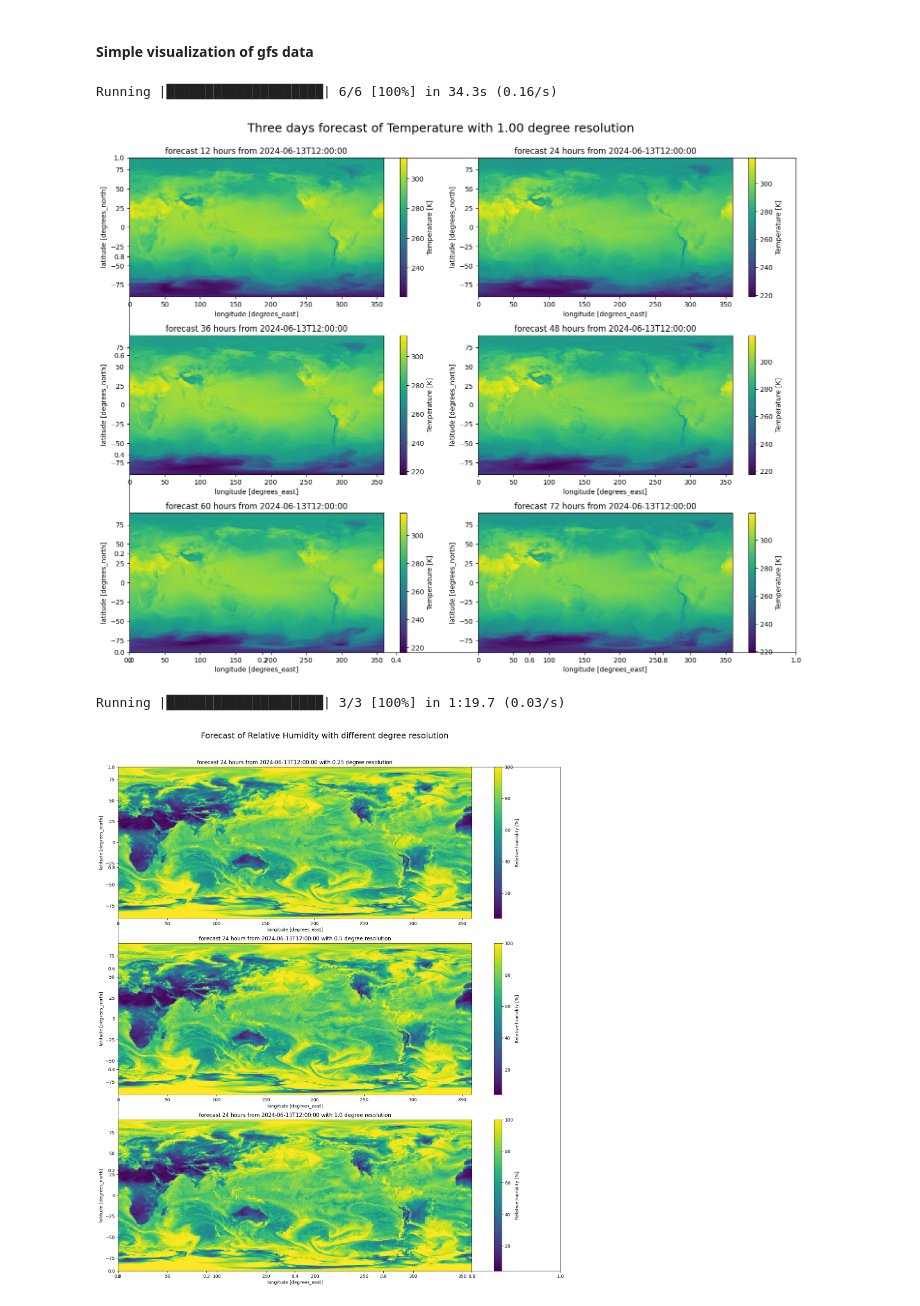
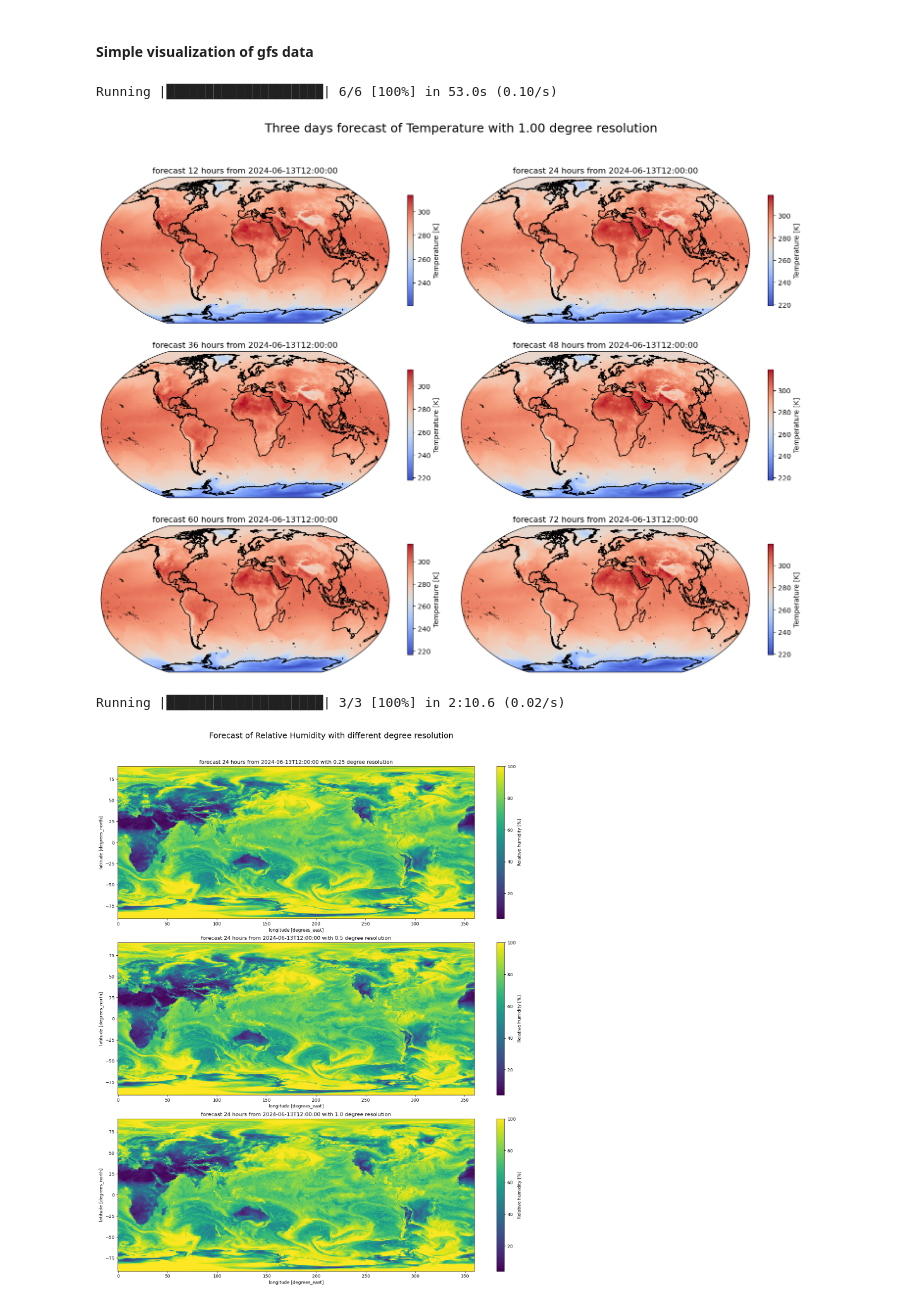
Before and after one commit to HighTechnologyFoundation/HTFCloudFellows, a Jupyter notebook: GFS_Analysis/accessing_data.ipynb, the cells around one changed output. Drawn from its saved outputs; the diff is of its cells as text; code cells hidden in the pictures.

Commit message:
modify plot

```diff
--- a/GFS_Analysis/accessing_data.ipynb
+++ b/GFS_Analysis/accessing_data.ipynb
@@ -179,10 +179,11 @@ df_usa.head()
 #### Simple visualization of gfs data
 # %%
 import matplotlib.pyplot as plt
+import cartopy.crs as ccrs
 from alive_progress import alive_bar
 
 forecast_hours = [x for x in range(12, 72 + 1, 12)]
-fig = plt.subplots(figsize = (15, 12))
+fig = plt.figure(figsize = (15, 12))
 
 rows = len(forecast_hours) // 2 + len(forecast_hours) % 2
 cols = 2
@@ -195,9 +196,11 @@ with alive_bar(len(forecast_hours), force_tty=True, title='Running', length=20,
 
         ds = read_into_xarray_dataset(URL, 'pressureFromGroundLayer')
 
-        ax = plt.subplot(rows, cols, n + 1)
+        ax = plt.subplot(rows, cols, n + 1, projection=ccrs.Robinson())
 
-        ds['t'].plot(ax = ax)
+        ax.coastlines(resolution="10m")
+
+        ds['t'].plot(cmap=plt.cm.coolwarm, transform=ccrs.PlateCarree(), cbar_kwargs={"shrink": 0.6}, ax = ax)
 
         plt.title(f"forecast {ds.step.values.astype('timedelta64[h]')} from {ds.time.values.astype('datetime64[s]')}")
 
@@ -211,38 +214,36 @@ plt.subplots_adjust(top=0.92)
 
 plt.show()
 # %% [output]
-Running |████████████████████| 6/6 [100%] in 34.3s (0.16/s)
+Running |████████████████████| 6/6 [100%] in 53.0s (0.10/s)
-[figure, old version]
+[figure, new version]
 # %%
-import cartopy.crs as ccrs
-
-fig = plt.subplots(figsize=(15, 18))
+fig = plt.figure(figsize=(15, 18))
 
 resolution_degrees = [0.25, 0.5, 1.]
 
 with alive_bar(len(resolution_degrees), force_tty=True, title='Running', length=20, bar = 'smooth') as bar:
 
     for n, resolution_degree in enumerate(resolution_degrees):
 
         URL = file_path(12, 24, 2024, 6, 13, resolution_degree)
 
         ds = read_into_xarray_dataset(URL, 'pressureFromGroundLayer')
 
         ax = plt.subplot(3, 1, n + 1)
 
         ds['r'].plot(ax = ax)
 
         plt.title(f"forecast {ds.step.values.astype('timedelta64[h]')} from {ds.time.values.astype('datetime64[s]')} with {resolution_degree} degree resolution")
 
         plt.grid(False)
 
         bar()
 
 plt.suptitle('Forecast of Relative Humidity with different degree resolution', size = 18)
 plt.tight_layout()
 plt.subplots_adjust(top=0.92)
 
 plt.show()
 # %% [output]
-Running |████████████████████| 3/3 [100%] in 1:19.7 (0.03/s)
+Running |████████████████████| 3/3 [100%] in 2:10.6 (0.02/s)
-[figure, old version]
+[figure, new version]
```
Also changed, not shown: parts of 1 cell of this notebook, 1 other file.
